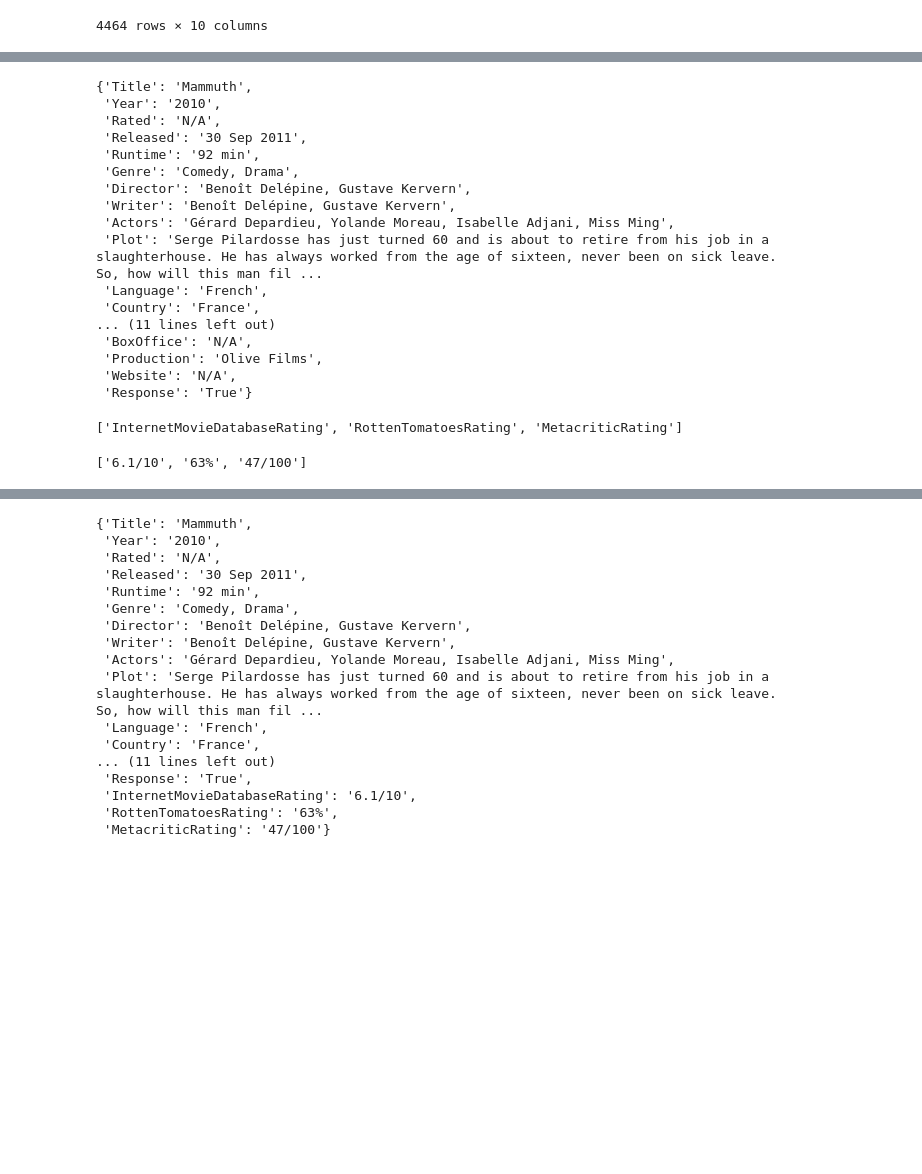
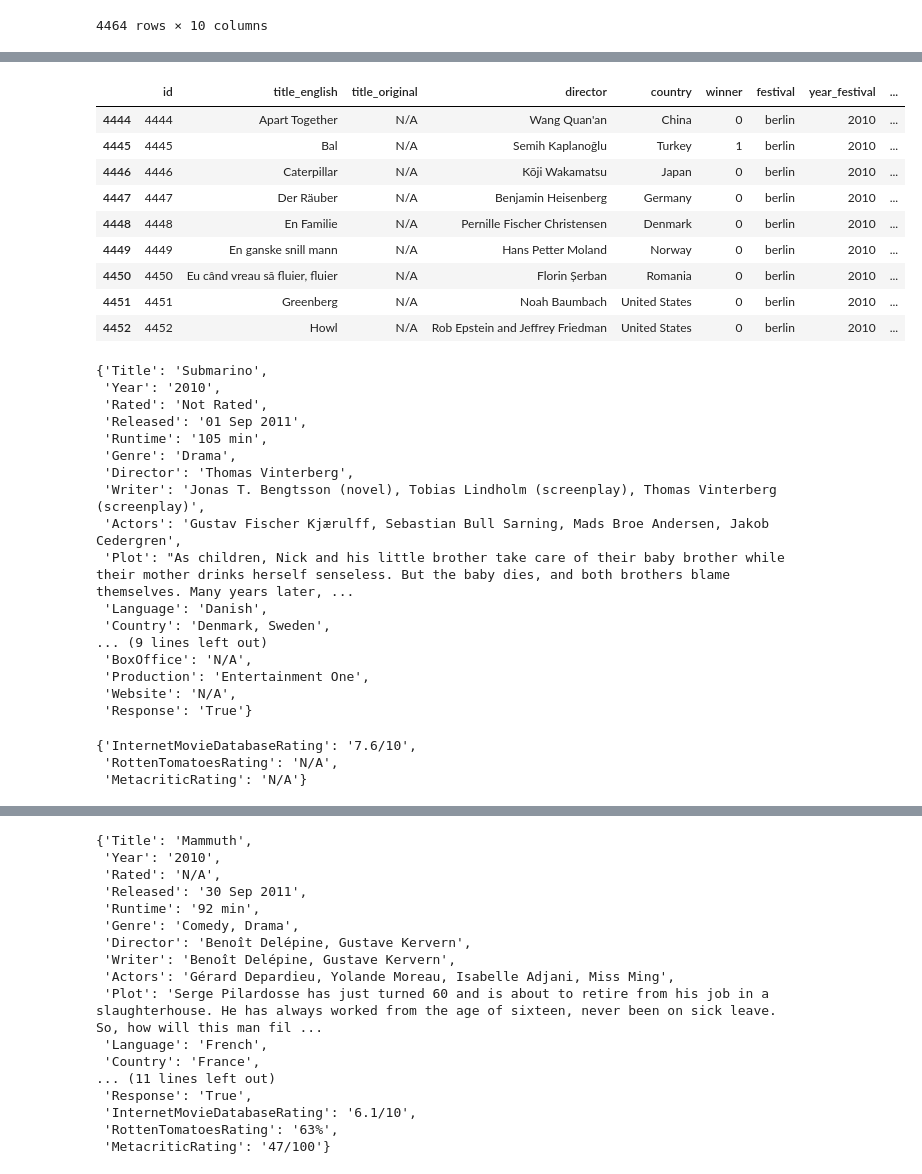
Before and after one commit to cynthia-d-yue/thesis, a Jupyter notebook: scrape_films.ipynb, the cells around one changed output, grey strips where cells are left out. Cells and saved outputs as stored; diff of their text form; code cells hidden in the pictures; blank space fills up the shorter version.

Commit message:
Update scrape_films.ipynb to make it easier to generalize converting json to dataframe

```diff
--- a/scrape_films.ipynb
+++ b/scrape_films.ipynb
@@ -37,38 +37,57 @@ df_festival.iloc[-10:-1]
 | 4460 | 4460 | Shekarchi | N/A | Rafi Pitts | Iran | 0 | berlin | 2010 | ... |
 | 4461 | 4461 | Submarino | N/A | Thomas Vinterberg | Denmark | 0 | berlin | 2010 | ... |
 | 4462 | 4462 | The Ghost Writer | N/A | Roman Polanski | France | 0 | berlin | 2010 | ... |
+# %%
+df_festival.iloc[-20:-11]
+# %% [output]
+|  | id | title_english | title_original | director | country | winner | festival | year_festival | ... |
+| 4444 | 4444 | Apart Together | N/A | Wang Quan'an | China | 0 | berlin | 2010 | ... |
+| 4445 | 4445 | Bal | N/A | Semih Kaplanoğlu | Turkey | 1 | berlin | 2010 | ... |
+| 4446 | 4446 | Caterpillar | N/A | Kōji Wakamatsu | Japan | 0 | berlin | 2010 | ... |
+| 4447 | 4447 | Der Räuber | N/A | Benjamin Heisenberg | Germany | 0 | berlin | 2010 | ... |
+| 4448 | 4448 | En Familie | N/A | Pernille Fischer Christensen | Denmark | 0 | berlin | 2010 | ... |
+| 4449 | 4449 | En ganske snill mann | N/A | Hans Petter Moland | Norway | 0 | berlin | 2010 | ... |
+| 4450 | 4450 | Eu când vreau să fluier, fluier | N/A | Florin Șerban | Romania | 0 | berlin | 2010 | ... |
+| 4451 | 4451 | Greenberg | N/A | Noah Baumbach | United States | 0 | berlin | 2010 | ... |
+| 4452 | 4452 | Howl | N/A | Rob Epstein and Jeffrey Friedman | United States | 0 | berlin | 2010 | ... |
 # %%
-url = 'http://www.omdbapi.com/?t=Mammuth&y=2010&plot=full'
+url = 'http://www.omdbapi.com/?t=Submarino&y=2010&plot=full'
 r = requests.get(url)
 film_json = r.json()
 film_json
 # %% [output]
-{'Title': 'Mammuth',
+{'Title': 'Submarino',
  'Year': '2010',
- 'Rated': 'N/A',
- 'Released': '30 Sep 2011',
- 'Runtime': '92 min',
- 'Genre': 'Comedy, Drama',
- 'Director': 'Benoît Delépine, Gustave Kervern',
- 'Writer': 'Benoît Delépine, Gustave Kervern',
- 'Actors': 'Gérard Depardieu, Yolande Moreau, Isabelle Adjani, Miss Ming',
- 'Plot': 'Serge Pilardosse has just turned 60 and is about to retire from his job in a slaughterhouse. He has always worked from the age of sixteen, never been on sick leave. So, how will this man fil ...
- 'Language': 'French',
- 'Country': 'France',
-... (11 lines left out)
+ 'Rated': 'Not Rated',
+ 'Released': '01 Sep 2011',
+ 'Runtime': '105 min',
+ 'Genre': 'Drama',
+ 'Director': 'Thomas Vinterberg',
+ 'Writer': 'Jonas T. Bengtsson (novel), Tobias Lindholm (screenplay), Thomas Vinterberg (screenplay)',
+ 'Actors': 'Gustav Fischer Kjærulff, Sebastian Bull Sarning, Mads Broe Andersen, Jakob Cedergren',
+ 'Plot': "As children, Nick and his little brother take care of their baby brother while their mother drinks herself senseless. But the baby dies, and both brothers blame themselves. Many years later, ...
+ 'Language': 'Danish',
+ 'Country': 'Denmark, Sweden',
+... (9 lines left out)
  'BoxOffice': 'N/A',
- 'Production': 'Olive Films',
+ 'Production': 'Entertainment One',
  'Website': 'N/A',
  'Response': 'True'}
-# %%
-source = [rating['Source'].replace(' ', '') + 'Rating' for rating in film_json['Ratings']]
-source
-# %% [output]
-['InternetMovieDatabaseRating', 'RottenTomatoesRating', 'MetacriticRating']
-# %%
-value = [rating['Value'] for rating in film_json['Ratings']]
-value
-# %% [output]
-['6.1/10', '63%', '47/100']
+# %%
+dict_ratings = {'InternetMovieDatabaseRating': 'N/A',
+                'RottenTomatoesRating': 'N/A',
+                'MetacriticRating': 'N/A'}
+
+source = [rating['Source'].replace(' ', '') + 'Rating' for rating in film_json['Ratings']]
+value = [rating['Value'] for rating in film_json['Ratings']]
+
+for i in range(len(source)):
+    dict_ratings[source[i]] = value[i]
+
+dict_ratings
+# %% [output]
+{'InternetMovieDatabaseRating': '7.6/10',
+ 'RottenTomatoesRating': 'N/A',
+ 'MetacriticRating': 'N/A'}
 # %%
 film_json.pop('Ratings')
```
Also changed, not shown: parts of 2 cells of this notebook.
